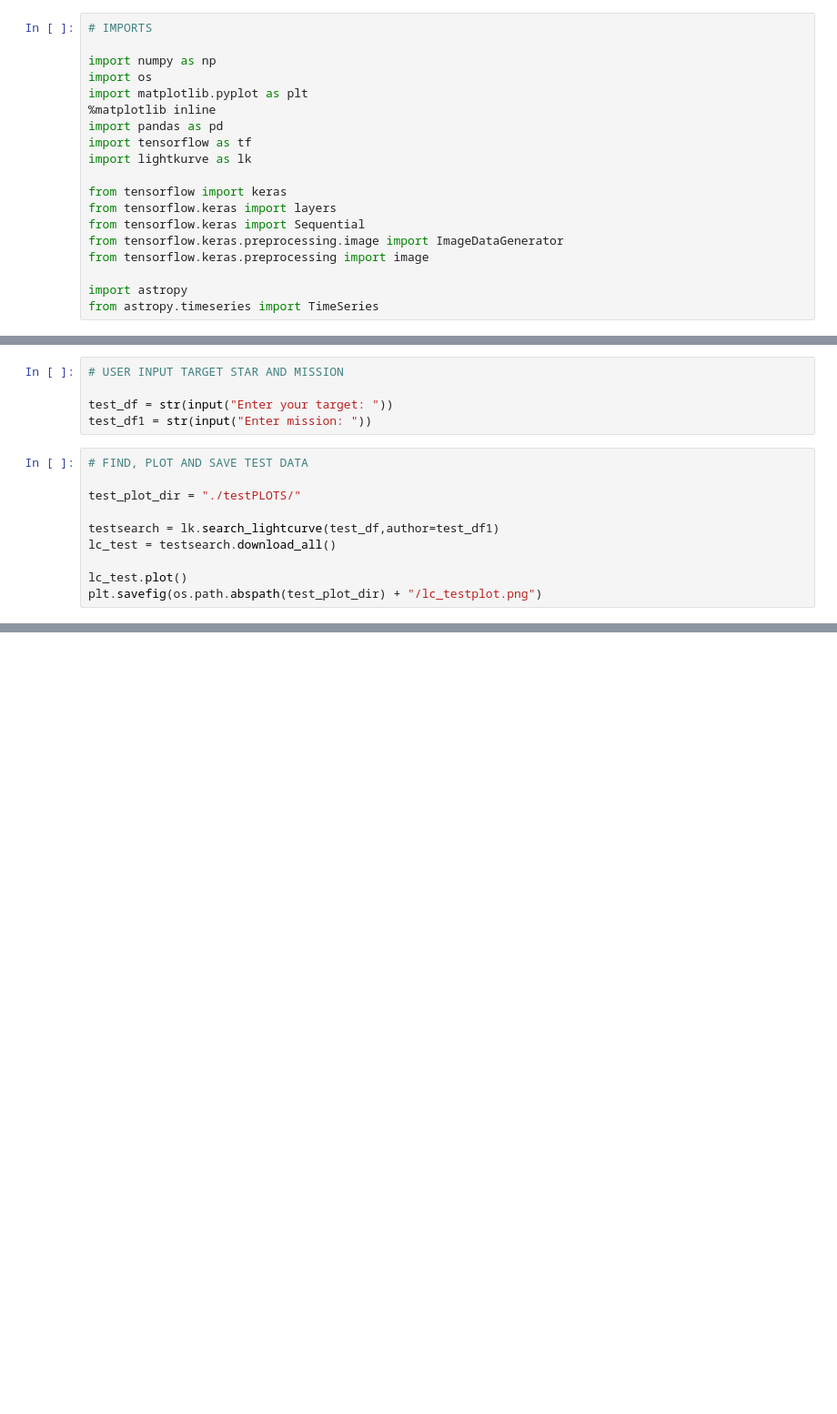
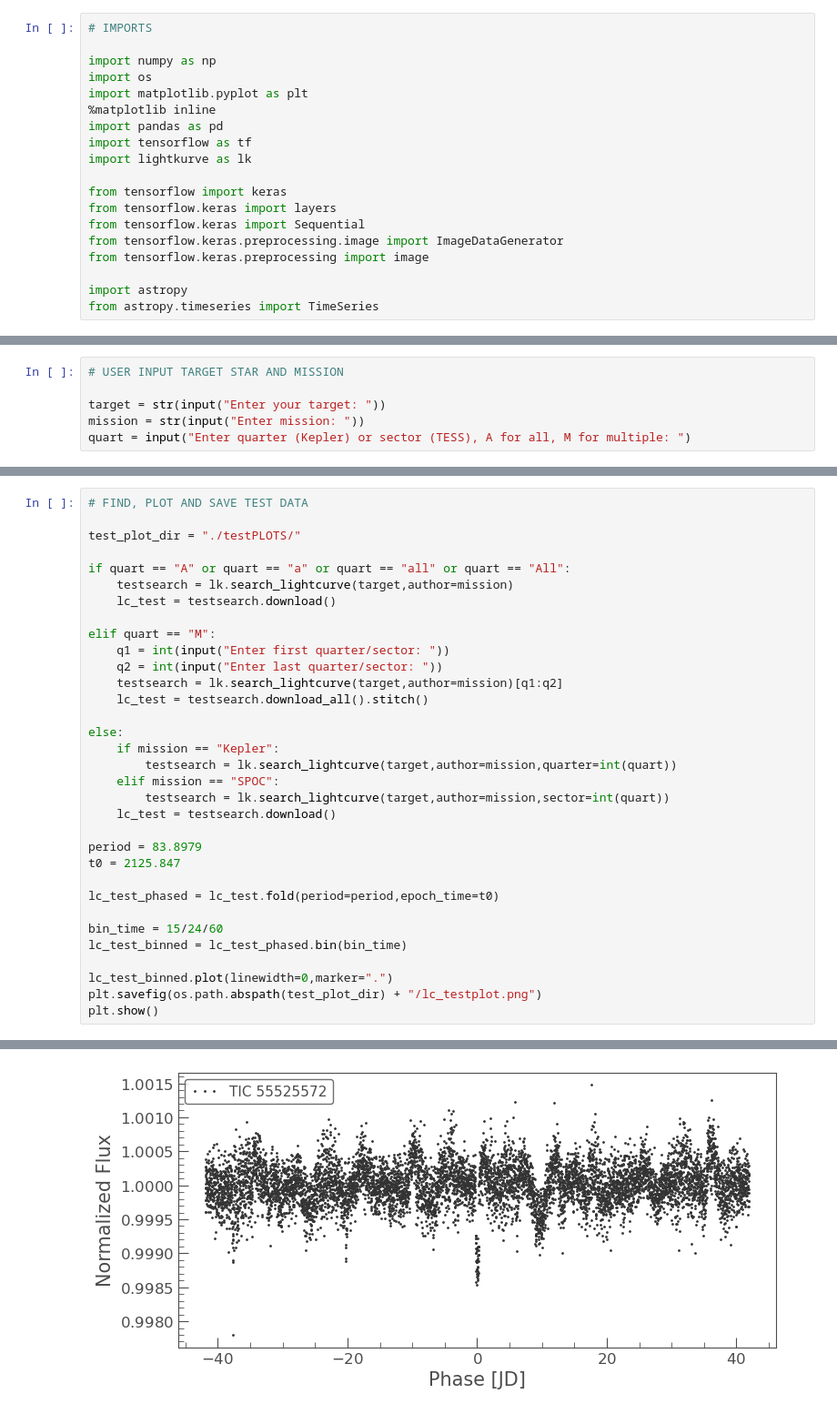
Before and after one commit to quasoph/exomagpy, a Jupyter notebook: planetai.ipynb, the cells around one changed output, grey strips where cells are left out. Shown at 91% size. Cells and saved outputs as stored; diff of their text form; blank space fills up the shorter version.

Commit message:
Added phasing and binning to test data

```diff
--- a/planetai.ipynb
+++ b/planetai.ipynb
@@ -47,15 +47,6 @@ for x in lc_exo_dir:
 # %%
 # USER INPUT TARGET STAR AND MISSION
 
-test_df = str(input("Enter your target: "))
-test_df1 = str(input("Enter mission: "))
+target = str(input("Enter your target: "))
+mission = str(input("Enter mission: "))
+quart = input("Enter quarter (Kepler) or sector (TESS), A for all, M for multiple: ")
-# %%
-# FIND, PLOT AND SAVE TEST DATA
-
-test_plot_dir = "./testPLOTS/"
-
-testsearch = lk.search_lightcurve(test_df,author=test_df1)
-lc_test = testsearch.download_all()
-
-lc_test.plot()
-plt.savefig(os.path.abspath(test_plot_dir) + "/lc_testplot.png")
@@ -66,0 +53,34 @@ WARNING: UnitsWarning: 'pixels' did not parse as fits unit: At col 0, Unit 'pixe
+# %%
+# FIND, PLOT AND SAVE TEST DATA
+
+test_plot_dir = "./testPLOTS/"
+
+if quart == "A" or quart == "a" or quart == "all" or quart == "All":
+    testsearch = lk.search_lightcurve(target,author=mission)
+    lc_test = testsearch.download()
+
+elif quart == "M":
+    q1 = int(input("Enter first quarter/sector: "))
+    q2 = int(input("Enter last quarter/sector: "))
+    testsearch = lk.search_lightcurve(target,author=mission)[q1:q2]
+    lc_test = testsearch.download_all().stitch()
+
+else:
+    if mission == "Kepler":
+        testsearch = lk.search_lightcurve(target,author=mission,quarter=int(quart))
+    elif mission == "SPOC":
+        testsearch = lk.search_lightcurve(target,author=mission,sector=int(quart))
+    lc_test = testsearch.download()
+
+period = 83.8979
+t0 = 2125.847
+
+lc_test_phased = lc_test.fold(period=period,epoch_time=t0)
+
+bin_time = 15/24/60
+lc_test_binned = lc_test_phased.bin(bin_time)
+
+lc_test_binned.plot(linewidth=0,marker=".")
+plt.savefig(os.path.abspath(test_plot_dir) + "/lc_testplot.png")
+plt.show()
+# %% [output]
@@ -66,0 +90 @@ WARNING: UnitsWarning: 'pixels' did not parse as fits unit: At col 0, Unit 'pixe
+[figure, added]
```
Also changed, not shown: parts of 4 cells of this notebook, 6 other files.
